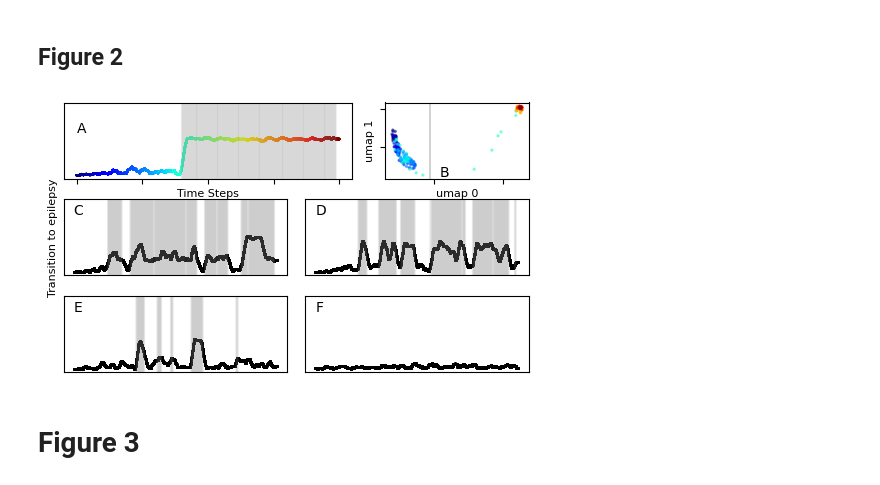
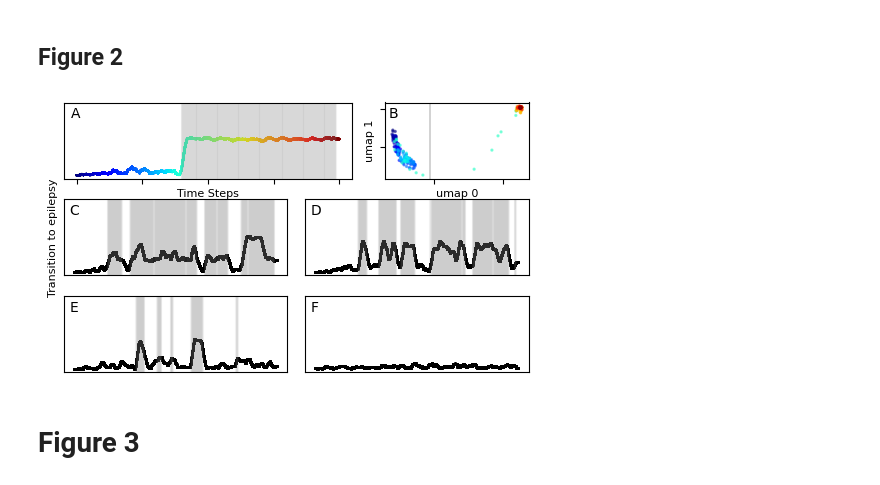
Before and after one commit to csndl-iitd/srg-tes-epilepsy-models, a Jupyter notebook: analysis/notebooks/Analyse fig_March_26.ipynb, the cells around one changed output. Cells and saved outputs as stored; diff of their text form; code cells hidden in the pictures.

```diff
--- a/analysis/notebooks/Analyse fig_March_26.ipynb
+++ b/analysis/notebooks/Analyse fig_March_26.ipynb
@@ -101,7 +101,7 @@ ax1.set_xlabel("Time Steps",fontsize=8)
 # ax1.xaxis.set_visible(False)
 # ax1.yaxis.set_visible(False)
 ax1.set_ylim([0, 1])
-ax1.text(0, 0.6, "A")
+ax1.text(0.025, 0.8, "A", transform=ax1.transAxes)
 ax1.yaxis.set_visible(False)
 pos = ax1.get_position()
 ax1.set_position([pos.x0, pos.y0, pos.width * 0.95, pos.height])
@@ -115,7 +115,7 @@ ax2.scatter(
 )
 ax2.set_xlabel("umap 0",fontsize=8)
 ax2.set_ylabel("umap 1",fontsize=8)
-ax2.text(0.8, 1, "B")
+ax2.text(0.025, 0.8, "B", transform=ax2.transAxes)
 ax2.axvline(sep, c="k", lw=0.25)
 # ax2.xaxis.set_visible(False)
 # ax2.yaxis.set_visible(False)
@@ -140,7 +140,7 @@ for l in _data.index[:-chunk_size][:: chunk_size // 4][embedding[:, 0] > sep]:
     ax3.axvline(l, c="gray", alpha=0.1)
 ax3.set_ylabel('Transition to epilepsy',fontsize=8)
 ax3.set_ylim([0, 1])
-ax3.text(0, 0.8, "C")
+ax3.text(0.025, 0.8, "C", transform=ax3.transAxes)
 # ax3.yaxis.set_visible(False)
 ax3.yaxis.set_ticks([])
 
@@ -160,7 +160,7 @@ ax4.scatter(_data.index, _data, c='black', s=0.5)
 for l in _data.index[:-chunk_size][:: chunk_size // 4][embedding[:, 0] > sep]:
     ax4.axvline(l, c="gray", alpha=0.1)
 ax4.set_ylim([0, 1])
-ax4.text(0, 0.8, "D")
+ax4.text(0.025, 0.8, "D", transform=ax4.transAxes)
 
 ax5 = plt.subplot(gs[8:12, 0:6], sharex=ax3, sharey=ax3)
 # ax4.set_ylabel('ylabel', labelpad = 0, fontsize = 12)
@@ -178,7 +178,7 @@ ax5.scatter(_data.index, _data, c='black', s=0.5)
 for l in _data.index[:-chunk_size][:: chunk_size // 4][embedding[:, 0] > sep]:
     ax5.axvline(l, c="gray", alpha=0.1)
 ax5.set_ylim([0, 1])
-ax5.text(0, 0.8, "E")
+ax5.text(0.025, 0.8, "E", transform=ax5.transAxes)
 
 ax6 = plt.subplot(gs[8:12, 6:12], sharex=ax3, sharey=ax3)
 ax6.xaxis.set_visible(False)
@@ -187,35 +187,35 @@ _data = df[1].rolling(800, center=True).mean().ffill().bfill()
 chunks = [
     _data[i : i + chunk_size]
     for i in range(0, len(_data) - chunk_size, chunk_size // 4)
 ]
 scaled_data = _s.transform(chunks)
 embedding = _u.transform(scaled_data)
 sep = -0.6
 ax6.scatter(_data.index, _data, c='black', s=0.5)
 for l in _data.index[:-chunk_size][:: chunk_size // 4][embedding[:, 0] > sep]:
     ax6.axvline(l, c="gray", alpha=0.1)
 ax6.set_ylim([0, 1])
 # ax6.set_xlabel("time steps")
-ax6.text(0, 0.8, "F")
+ax6.text(0.025, 0.8, "F", transform=ax6.transAxes)
 
 plt.setp(ax1.get_yticklabels(), visible=False)
 plt.setp(ax1.get_xticklabels(), visible=False)
 
 
 plt.setp(ax2.get_yticklabels(), visible=False)
 plt.setp(ax2.get_xticklabels(), visible=False)
 
 # plt.setp(ax3.get_yticklabels(),visible=False)
 plt.ylabel('Transistion to epeilpesy', fontsize=8)
 
 fig.align_labels()
 
 fig.set_layout_engine(layout="tight")
 # plt.savefig('fig2_final.pdf',format='pdf')
 # plt.savefig('../../data/results/figures/fig2_final.svg')
 # plt.savefig('../../data/results/figures/fig2_final.pdf',format='pdf')
 # %% [output]
-[figure, old version]
+[figure, new version]
 # %% [markdown]
 # Figure 3
 # %% [markdown]
```
Also changed, not shown: parts of 5 cells of this notebook.
